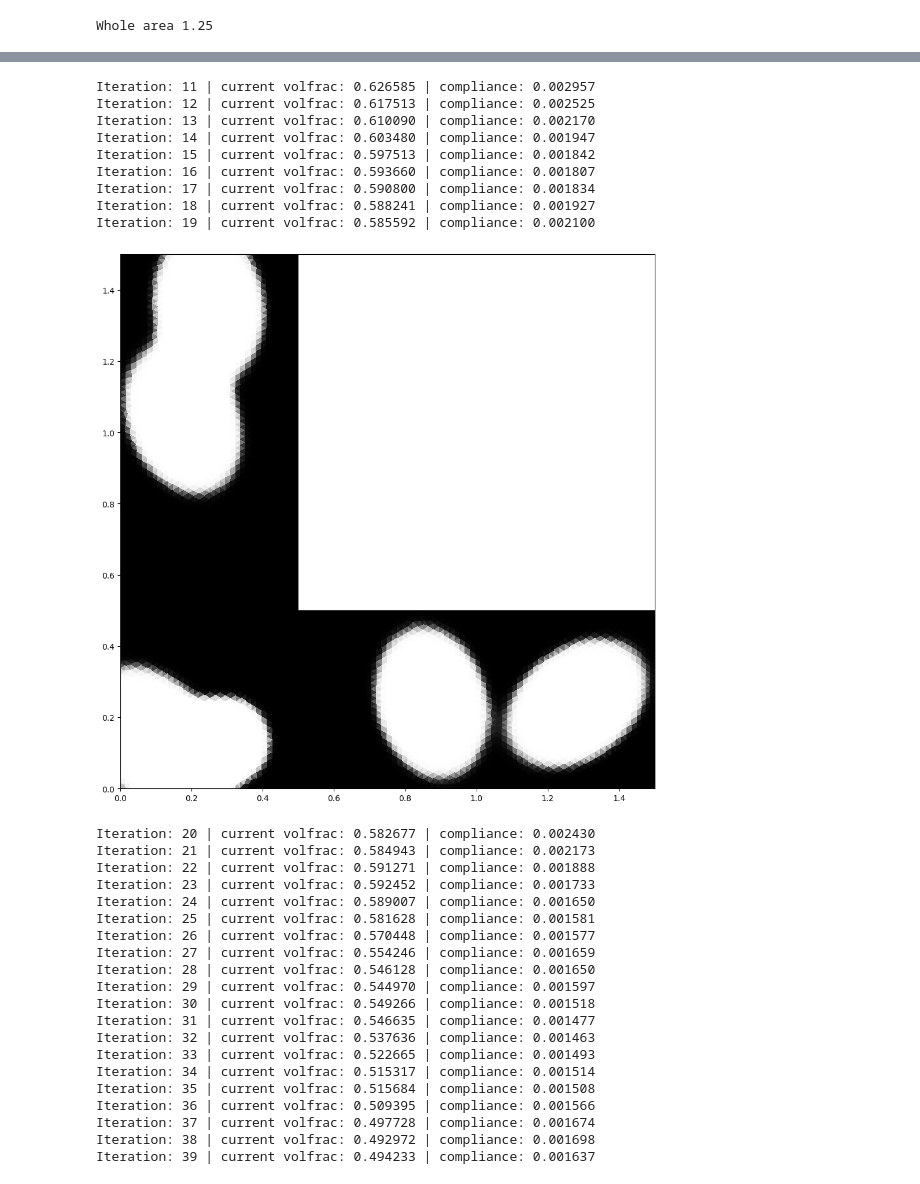
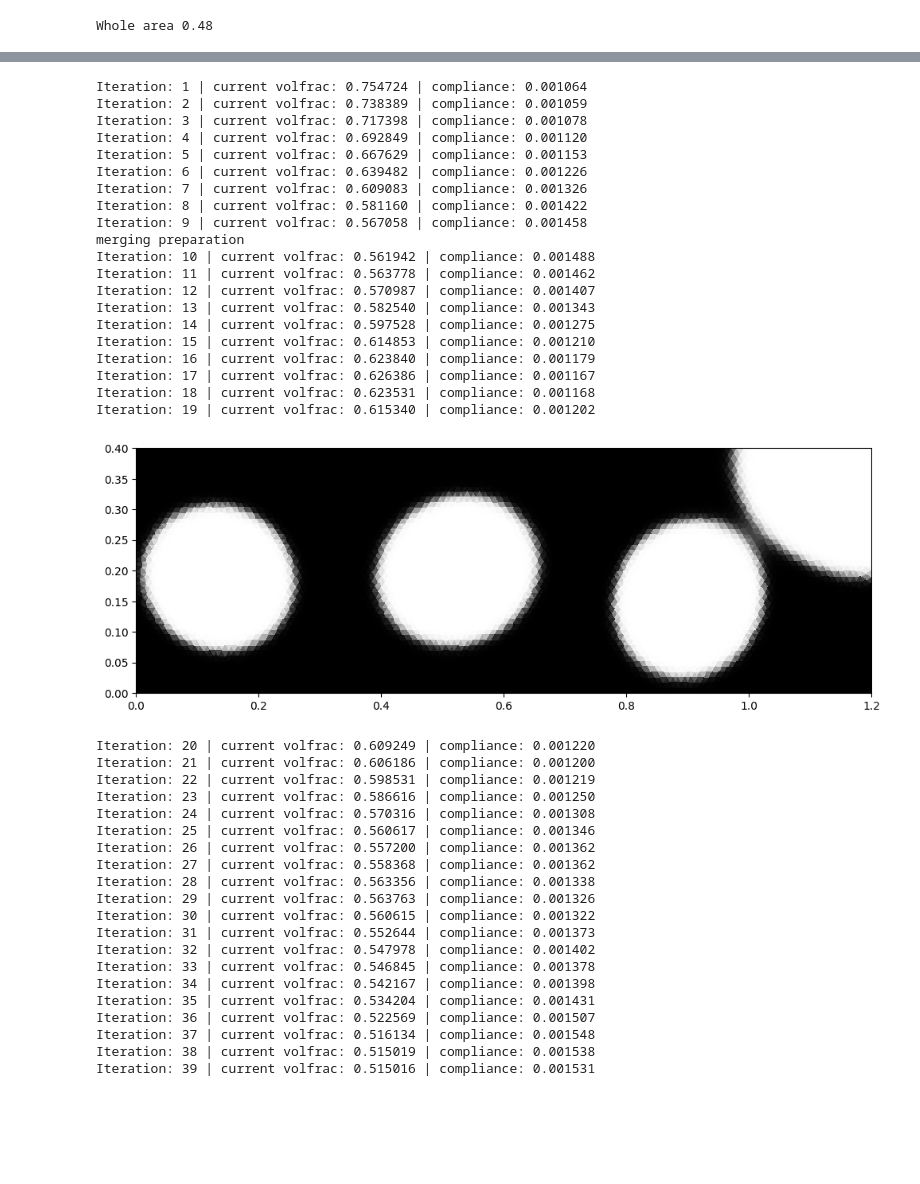
Before and after one commit to Alexander19970212/NHSDF-TOp, a Jupyter notebook: NN_TopOpt/Ellipses_examples.ipynb, the cells around one changed output, grey strips where cells are left out. Drawn from its saved outputs; the diff is of its cells as text; code cells hidden in the pictures; blank space fills up the shorter version.

```diff
--- a/NN_TopOpt/Ellipses_examples.ipynb
+++ b/NN_TopOpt/Ellipses_examples.ipynb
@@ -20,10 +20,13 @@ torch.cuda.empty_cache()
 
 experiment_dir = "../configs/NN_top_optimization/Gaussians_Heaviside"
 
-# config_name = "MBB_beam_half" #
+config_name = "MBB_beam_half" #
 # config_name = "Cant_beam"
 # config_name = "Cant_beam_distrL"
-config_name = "Brecket"
+# config_name = "Brecket"
+
+# config_name = "Square_beam"
+# config_name = "Square_cantilever_beam"
 
 config_path = f"{experiment_dir}/{config_name}.yaml"
 
@@ -51,2 +54,2 @@ Info    : Done reading '../test_problems/Brecket.msh'
 Compute areas ...
-Whole area 1.25
+Whole area 0.48
@@ -66,30 +59,41 @@ Iteration: 10 | current volfrac: 0.691204 | compliance: 0.001829
-Iteration: 11 | current volfrac: 0.626585 | compliance: 0.002957
-Iteration: 12 | current volfrac: 0.617513 | compliance: 0.002525
-Iteration: 13 | current volfrac: 0.610090 | compliance: 0.002170
-Iteration: 14 | current volfrac: 0.603480 | compliance: 0.001947
-Iteration: 15 | current volfrac: 0.597513 | compliance: 0.001842
-Iteration: 16 | current volfrac: 0.593660 | compliance: 0.001807
-Iteration: 17 | current volfrac: 0.590800 | compliance: 0.001834
-Iteration: 18 | current volfrac: 0.588241 | compliance: 0.001927
-Iteration: 19 | current volfrac: 0.585592 | compliance: 0.002100
+Iteration: 1 | current volfrac: 0.754724 | compliance: 0.001064
+Iteration: 2 | current volfrac: 0.738389 | compliance: 0.001059
+Iteration: 3 | current volfrac: 0.717398 | compliance: 0.001078
+Iteration: 4 | current volfrac: 0.692849 | compliance: 0.001120
+Iteration: 5 | current volfrac: 0.667629 | compliance: 0.001153
+Iteration: 6 | current volfrac: 0.639482 | compliance: 0.001226
+Iteration: 7 | current volfrac: 0.609083 | compliance: 0.001326
+Iteration: 8 | current volfrac: 0.581160 | compliance: 0.001422
+Iteration: 9 | current volfrac: 0.567058 | compliance: 0.001458
+merging preparation
+Iteration: 10 | current volfrac: 0.561942 | compliance: 0.001488
+Iteration: 11 | current volfrac: 0.563778 | compliance: 0.001462
+Iteration: 12 | current volfrac: 0.570987 | compliance: 0.001407
+Iteration: 13 | current volfrac: 0.582540 | compliance: 0.001343
+Iteration: 14 | current volfrac: 0.597528 | compliance: 0.001275
+Iteration: 15 | current volfrac: 0.614853 | compliance: 0.001210
+Iteration: 16 | current volfrac: 0.623840 | compliance: 0.001179
+Iteration: 17 | current volfrac: 0.626386 | compliance: 0.001167
+Iteration: 18 | current volfrac: 0.623531 | compliance: 0.001168
+Iteration: 19 | current volfrac: 0.615340 | compliance: 0.001202
-[figure, old version]
+[figure, new version]
-Iteration: 20 | current volfrac: 0.582677 | compliance: 0.002430
-Iteration: 21 | current volfrac: 0.584943 | compliance: 0.002173
-Iteration: 22 | current volfrac: 0.591271 | compliance: 0.001888
-Iteration: 23 | current volfrac: 0.592452 | compliance: 0.001733
-Iteration: 24 | current volfrac: 0.589007 | compliance: 0.001650
-Iteration: 25 | current volfrac: 0.581628 | compliance: 0.001581
-Iteration: 26 | current volfrac: 0.570448 | compliance: 0.001577
-Iteration: 27 | current volfrac: 0.554246 | compliance: 0.001659
-Iteration: 28 | current volfrac: 0.546128 | compliance: 0.001650
-Iteration: 29 | current volfrac: 0.544970 | compliance: 0.001597
-Iteration: 30 | current volfrac: 0.549266 | compliance: 0.001518
-Iteration: 31 | current volfrac: 0.546635 | compliance: 0.001477
-Iteration: 32 | current volfrac: 0.537636 | compliance: 0.001463
-Iteration: 33 | current volfrac: 0.522665 | compliance: 0.001493
-Iteration: 34 | current volfrac: 0.515317 | compliance: 0.001514
-Iteration: 35 | current volfrac: 0.515684 | compliance: 0.001508
-Iteration: 36 | current volfrac: 0.509395 | compliance: 0.001566
-Iteration: 37 | current volfrac: 0.497728 | compliance: 0.001674
-Iteration: 38 | current volfrac: 0.492972 | compliance: 0.001698
-Iteration: 39 | current volfrac: 0.494233 | compliance: 0.001637
+Iteration: 20 | current volfrac: 0.609249 | compliance: 0.001220
+Iteration: 21 | current volfrac: 0.606186 | compliance: 0.001200
+Iteration: 22 | current volfrac: 0.598531 | compliance: 0.001219
+Iteration: 23 | current volfrac: 0.586616 | compliance: 0.001250
+Iteration: 24 | current volfrac: 0.570316 | compliance: 0.001308
+Iteration: 25 | current volfrac: 0.560617 | compliance: 0.001346
+Iteration: 26 | current volfrac: 0.557200 | compliance: 0.001362
+Iteration: 27 | current volfrac: 0.558368 | compliance: 0.001362
+Iteration: 28 | current volfrac: 0.563356 | compliance: 0.001338
+Iteration: 29 | current volfrac: 0.563763 | compliance: 0.001326
+Iteration: 30 | current volfrac: 0.560615 | compliance: 0.001322
+Iteration: 31 | current volfrac: 0.552644 | compliance: 0.001373
+Iteration: 32 | current volfrac: 0.547978 | compliance: 0.001402
+Iteration: 33 | current volfrac: 0.546845 | compliance: 0.001378
+Iteration: 34 | current volfrac: 0.542167 | compliance: 0.001398
+Iteration: 35 | current volfrac: 0.534204 | compliance: 0.001431
+Iteration: 36 | current volfrac: 0.522569 | compliance: 0.001507
+Iteration: 37 | current volfrac: 0.516134 | compliance: 0.001548
+Iteration: 38 | current volfrac: 0.515019 | compliance: 0.001538
+Iteration: 39 | current volfrac: 0.515016 | compliance: 0.001531
```
Also changed, not shown: parts of 2 cells of this notebook, 23 other files.
